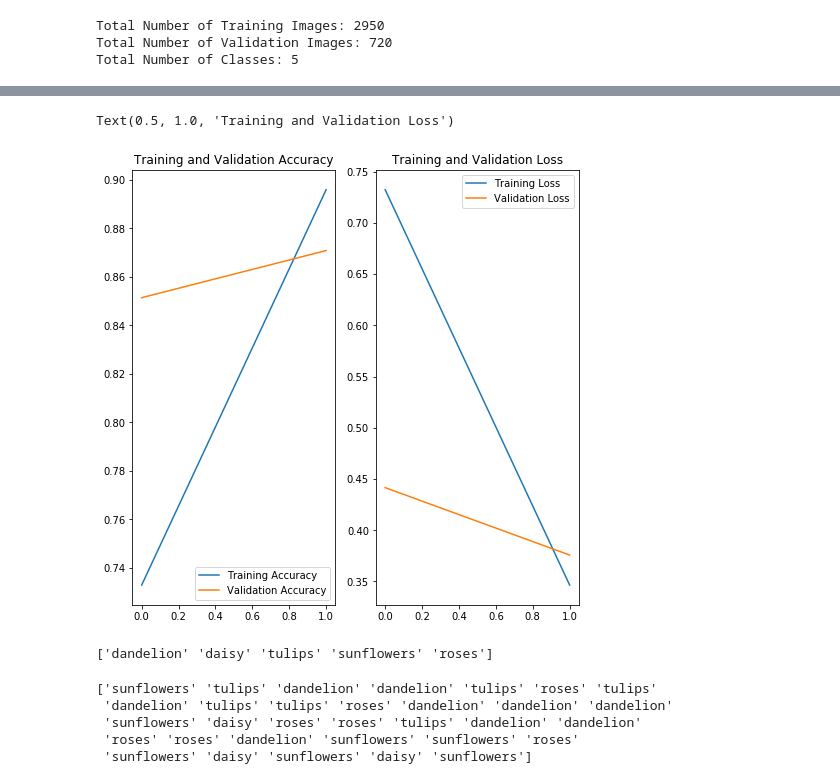
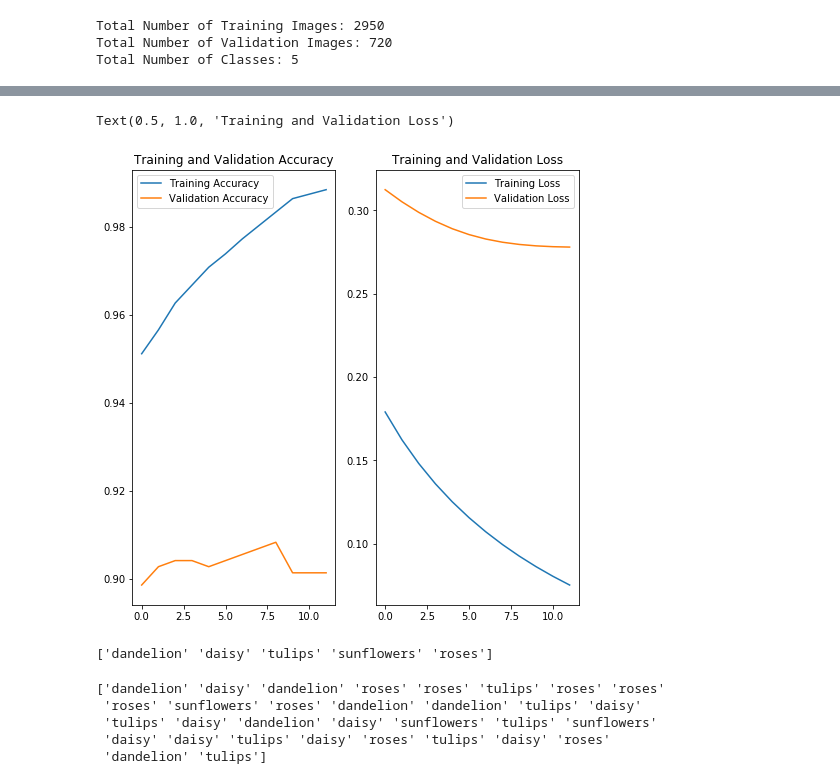
Before and after one commit to SeanRobinette/Udacity-Intro-Tensorflow, a Jupyter notebook: Lesson 06: Transfer Learning (2-Flowers).ipynb, the cells around one changed output, grey strips where cells are left out. Drawn from its saved outputs; the diff is of its cells as text; code cells hidden in the pictures.

```diff
--- a/Lesson 06: Transfer Learning (2-Flowers).ipynb
+++ b/Lesson 06: Transfer Learning (2-Flowers).ipynb
@@ -86,6 +96,6 @@ _________________________________________________________________
 # %%
 model.compile(optimizer='adam', loss='sparse_categorical_crossentropy', metrics=['accuracy'])
 # %%
-EPOCHS = 2
+EPOCHS = 12
 history = model.fit(train_batches, epochs=EPOCHS, validation_data=validation_batches)
 # %% [output]
@@ -96,27 +119,27 @@ Epoch 2/2
 # %%
-acc = history.history['accuracy']
-val_acc = history.history['val_accuracy']
+acc = history.history['acc']
+val_acc = history.history['val_acc']
 
 loss = history.history['loss']
 val_loss = history.history['val_loss']
 
 epochs_range = range(EPOCHS)
 
 plt.figure(figsize=(8,8))
 plt.subplot(1,2,1)
 plt.plot(epochs_range, acc, label='Training Accuracy')
 plt.plot(epochs_range, val_acc, label='Validation Accuracy')
-plt.legend(loc='lower right')
+plt.legend(loc='upper left')
 plt.title('Training and Validation Accuracy')
 
 plt.subplot(1,2,2)
 plt.plot(epochs_range, loss, label='Training Loss')
 plt.plot(epochs_range, val_loss, label='Validation Loss')
 plt.legend(loc='upper right')
 plt.title('Training and Validation Loss')
 # %% [output]
 Text(0.5, 1.0, 'Training and Validation Loss')
-[figure, old version]
+[figure, new version]
 # %%
 # Important: convert to NumPy array to enable fancy indexing
 class_names = np.array(info.features['label'].names)
@@ -125,7 +148,8 @@ print(class_names)
 ['dandelion' 'daisy' 'tulips' 'sunflowers' 'roses']
 # %%
 image_batch, label_batch = next(iter(train_batches.take(1)))
-
+image_batch = image_batch.numpy()
+label_batch = label_batch.numpy()
 predicted_batch = model.predict(image_batch)
 #predicted_batch = predicted_batch.numpy()
 
@@ -133,11 +157,11 @@ predicted_ids = np.argmax(predicted_batch, axis=1)
 predicted_class_names = class_names[predicted_ids]
 print(predicted_class_names)
 # %% [output]
-['sunflowers' 'tulips' 'dandelion' 'dandelion' 'tulips' 'roses' 'tulips'
- 'dandelion' 'tulips' 'tulips' 'roses' 'dandelion' 'dandelion' 'dandelion'
- 'sunflowers' 'daisy' 'roses' 'roses' 'tulips' 'dandelion' 'dandelion'
- 'roses' 'roses' 'dandelion' 'sunflowers' 'sunflowers' 'roses'
- 'sunflowers' 'daisy' 'sunflowers' 'daisy' 'sunflowers']
+['dandelion' 'daisy' 'dandelion' 'roses' 'roses' 'tulips' 'roses' 'roses'
+ 'roses' 'sunflowers' 'roses' 'dandelion' 'dandelion' 'tulips' 'daisy'
+ 'tulips' 'daisy' 'dandelion' 'daisy' 'sunflowers' 'tulips' 'sunflowers'
+ 'daisy' 'daisy' 'tulips' 'daisy' 'roses' 'tulips' 'daisy' 'roses'
+ 'dandelion' 'tulips']
 # %%
 print(class_names[label_batch])
 # %% [output]
```
Also changed, not shown: parts of 12 cells of this notebook.
